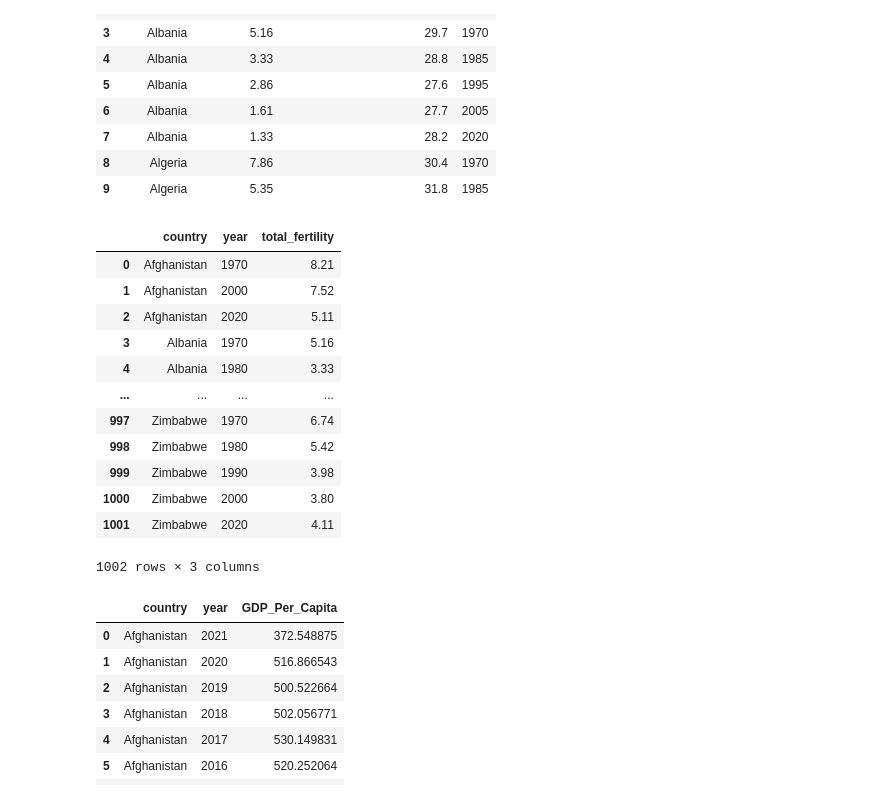
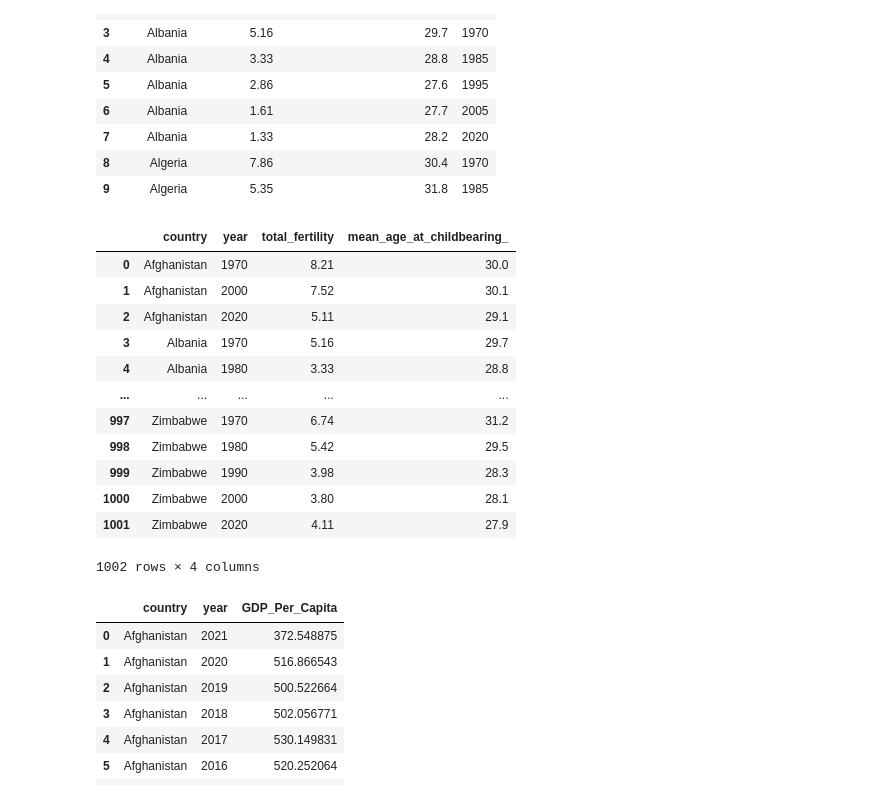
Before and after one commit to nss-data-science-cohort-7/un-exploration-shanks-t, a Jupyter notebook: notebooks/merge_frames.ipynb, the cells around one changed output. Saved outputs shown, nothing was run; the diff lists cells and outputs as text; code cells hidden in the pictures.

```diff
--- a/notebooks/merge_frames.ipynb
+++ b/notebooks/merge_frames.ipynb
@@ -55,22 +55,22 @@ fertility_rate_df.head(10)
 | 9 | Algeria | 5.35 | 31.8 | 1985 |
 # %%
 
-fertility_rate_df = fertility_rate_df.groupby([fertility_rate_df['country'], fertility_rate_df['year'] // 10 * 10]).agg({'total_fertility': 'mean'}).reset_index()
+fertility_rate_df = fertility_rate_df.groupby([fertility_rate_df['country'], fertility_rate_df['year'] // 10 * 10]).agg({'total_fertility': 'mean', 'mean_age_at_childbearing_': 'mean'}).reset_index()
 fertility_rate_df
 # %% [output]
-|  | country | year | total_fertility |
-| 0 | Afghanistan | 1970 | 8.21 |
-| 1 | Afghanistan | 2000 | 7.52 |
-| 2 | Afghanistan | 2020 | 5.11 |
-| 3 | Albania | 1970 | 5.16 |
-| 4 | Albania | 1980 | 3.33 |
-| ... | ... | ... | ... |
-| 997 | Zimbabwe | 1970 | 6.74 |
-| 998 | Zimbabwe | 1980 | 5.42 |
-| 999 | Zimbabwe | 1990 | 3.98 |
-| 1000 | Zimbabwe | 2000 | 3.80 |
-| 1001 | Zimbabwe | 2020 | 4.11 |
+|  | country | year | total_fertility | mean_age_at_childbearing_ |
+| 0 | Afghanistan | 1970 | 8.21 | 30.0 |
+| 1 | Afghanistan | 2000 | 7.52 | 30.1 |
+| 2 | Afghanistan | 2020 | 5.11 | 29.1 |
+| 3 | Albania | 1970 | 5.16 | 29.7 |
+| 4 | Albania | 1980 | 3.33 | 28.8 |
+| ... | ... | ... | ... | ... |
+| 997 | Zimbabwe | 1970 | 6.74 | 31.2 |
+| 998 | Zimbabwe | 1980 | 5.42 | 29.5 |
+| 999 | Zimbabwe | 1990 | 3.98 | 28.3 |
+| 1000 | Zimbabwe | 2000 | 3.80 | 28.1 |
+| 1001 | Zimbabwe | 2020 | 4.11 | 27.9 |
-1002 rows × 3 columns
+1002 rows × 4 columns
 # %%
 gdp_df = (
     pd.read_csv('../data/gdp_cl.csv')
```
Also changed, not shown: parts of 2 cells of this notebook.
